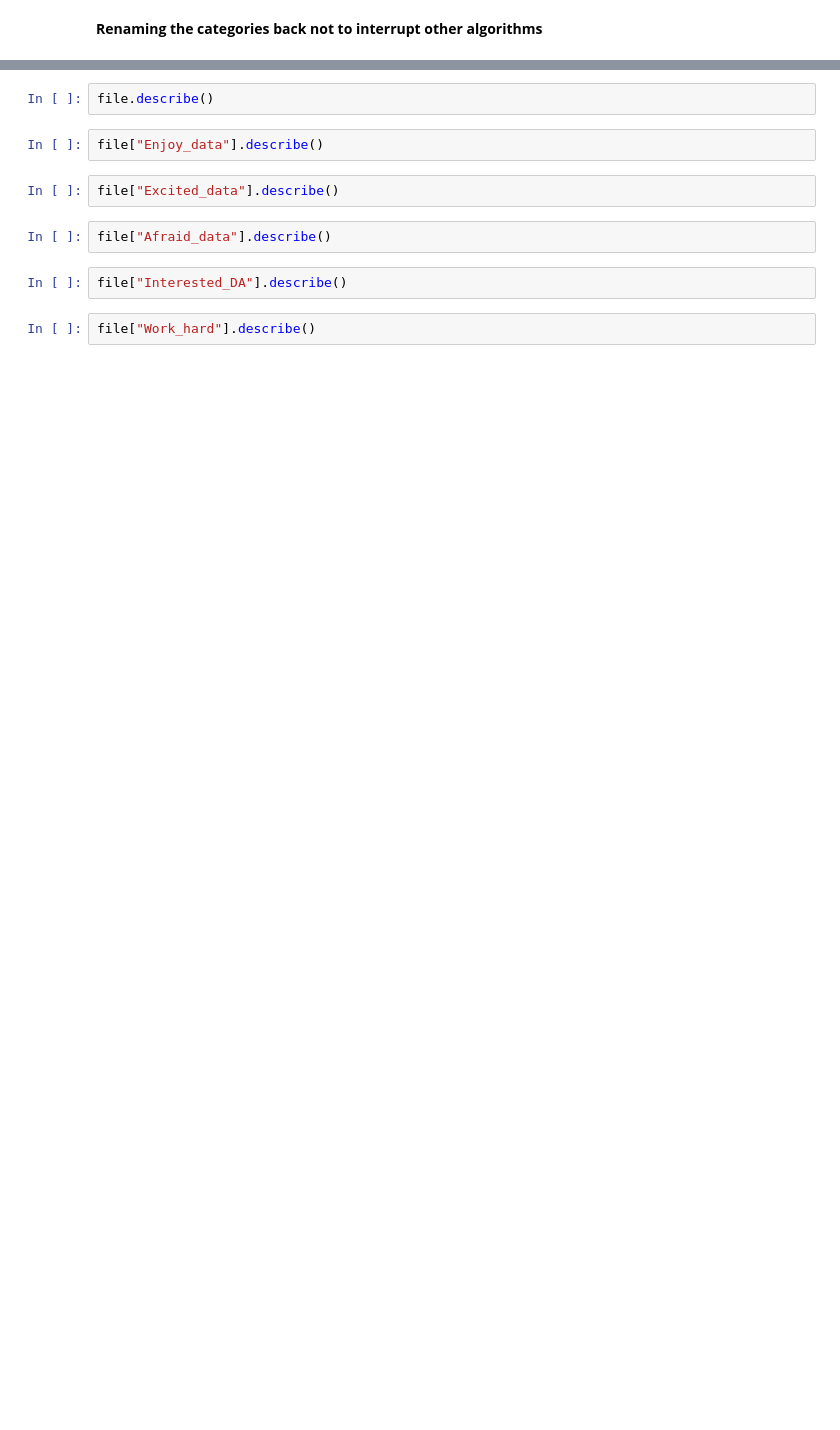
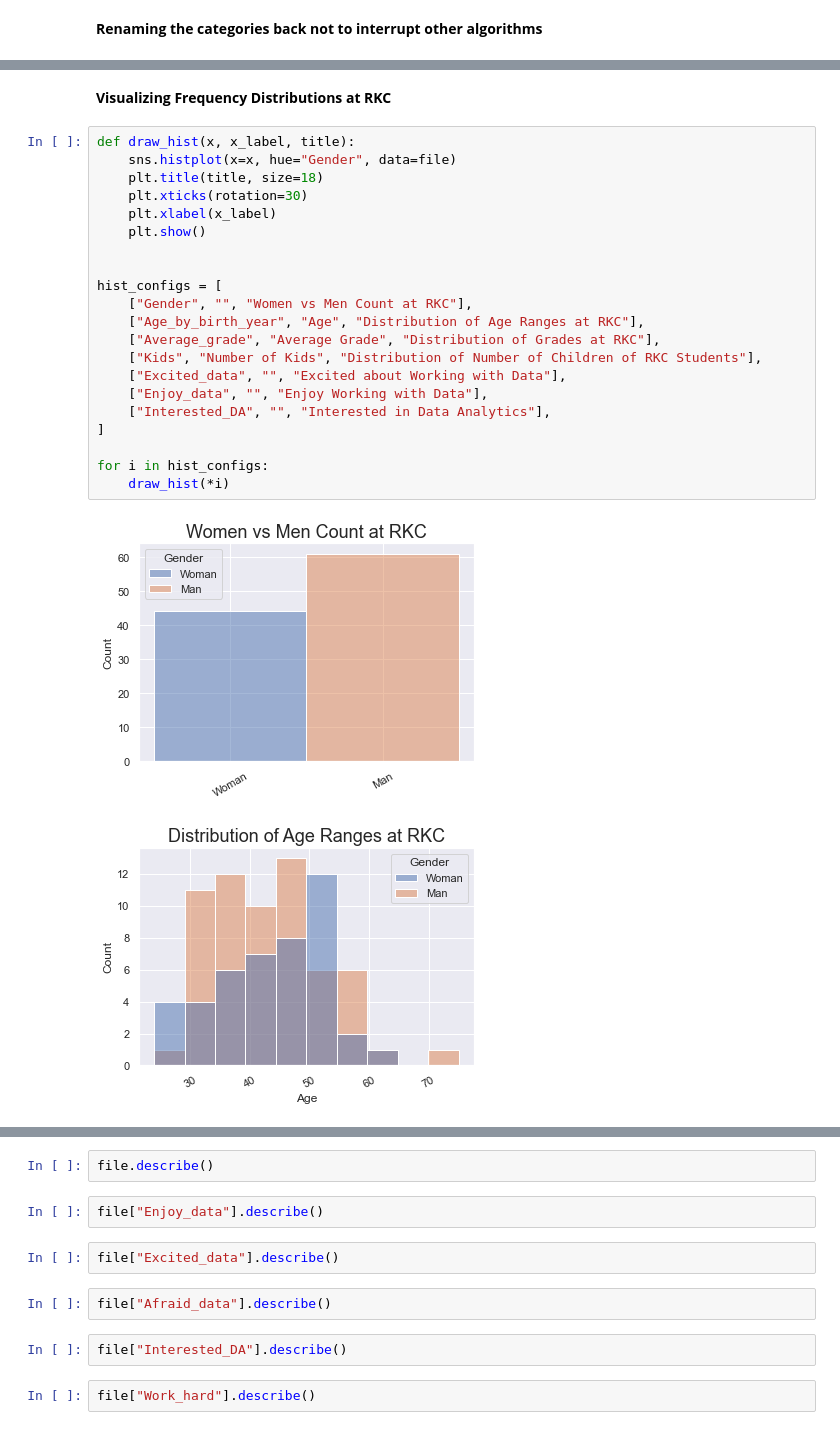
Before and after one commit to ofeliiaB/parental_status_vs_college_performance, a Jupyter notebook: Data_Analytics_Assignment.ipynb, the cells around one changed output, grey strips where cells are left out. Cells and saved outputs as stored; diff of their text form; blank space fills up the shorter version.

```diff
--- a/Data_Analytics_Assignment.ipynb
+++ b/Data_Analytics_Assignment.ipynb
@@ -549,0 +525,26 @@ for i in scatter_configs_cor:
+# %% [markdown]
+**Visualizing Frequency Distributions at RKC**
+# %%
+def draw_hist(x, x_label, title):
+    sns.histplot(x=x, hue="Gender", data=file)
+    plt.title(title, size=18)
+    plt.xticks(rotation=30)
+    plt.xlabel(x_label)
+    plt.show()
+
+
+hist_configs = [
+    ["Gender", "", "Women vs Men Count at RKC"],
+    ["Age_by_birth_year", "Age", "Distribution of Age Ranges at RKC"],
+    ["Average_grade", "Average Grade", "Distribution of Grades at RKC"],
+    ["Kids", "Number of Kids", "Distribution of Number of Children of RKC Students"],
+    ["Excited_data", "", "Excited about Working with Data"],
+    ["Enjoy_data", "", "Enjoy Working with Data"],
+    ["Interested_DA", "", "Interested in Data Analytics"],
+]
+
+for i in hist_configs:
+    draw_hist(*i)
+# %% [output]
+[figure, added]
+[figure, added]
```
Also changed, not shown: parts of 127 cells of this notebook.
